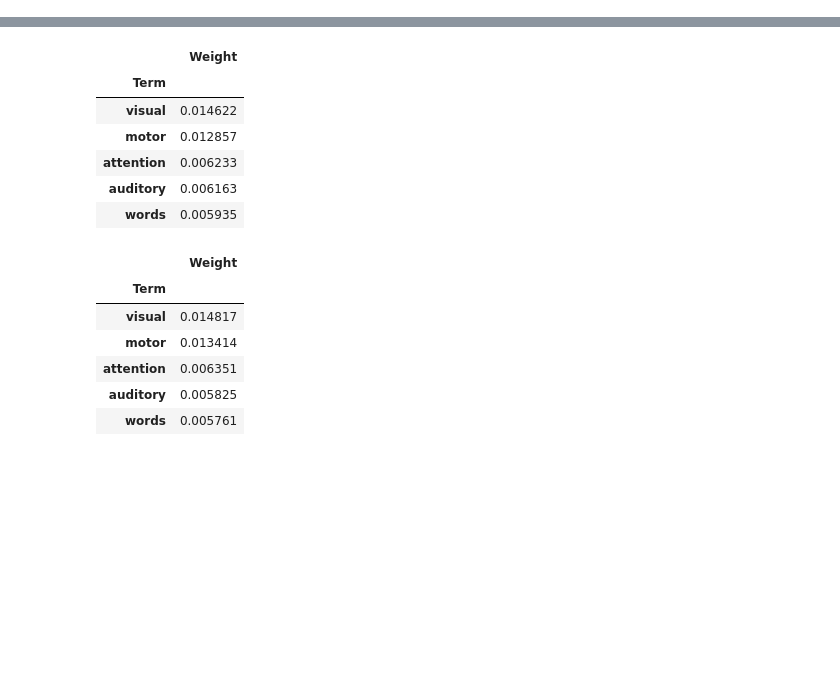
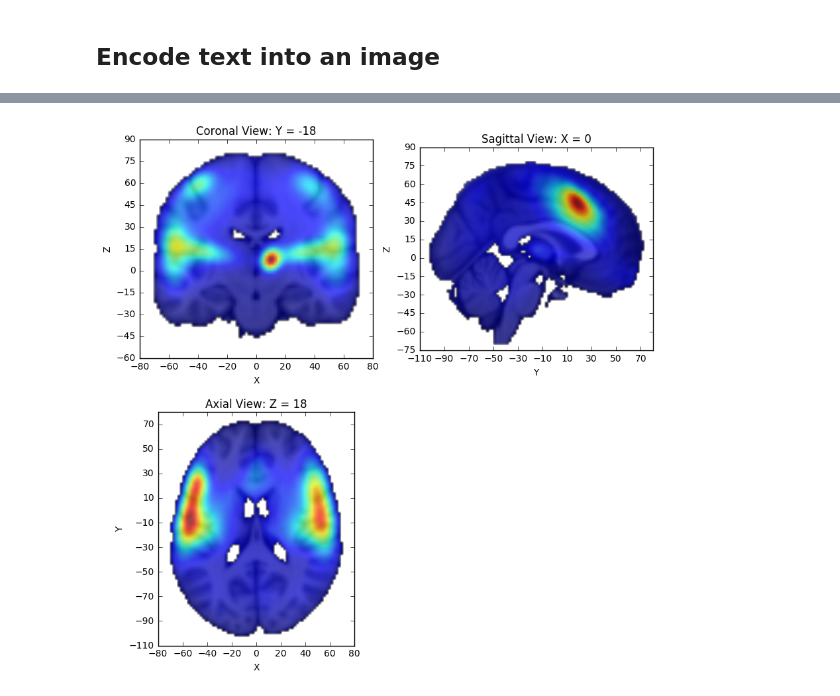
Before and after one commit to jeromedockes/gclda, a Jupyter notebook: examples/perform_decoding_and_encoding.ipynb, the cells around one changed output, grey strips where cells are left out. Cells and saved outputs as stored; diff of their text form; code cells hidden in the pictures; blank space fills up the shorter version.

Commit message:
Get encoding working and complete example notebook.

```diff
--- a/examples/perform_decoding_and_encoding.ipynb
+++ b/examples/perform_decoding_and_encoding.ipynb
@@ -8,4 +11,7 @@ from gclda.decode import Decoder
 # %%
+%%time
 # Load example model and initialize decoder
-model = Model.load('data/model.pkl')
+model = Model.load('gclda_results/results.pkl')
 decoder = Decoder(model)
+
+model.display_model_summary()
@@ -12,4 +73,9 @@ decoder = Decoder(model)
+# %% [markdown]
+## Encode text into an image
 # %%
-# Encoding isn't working yet.
-#text = 'painful stimulation during a language task'
-#text_image = decoder.encode(text)
+%%time
+text = 'painful stimulation during a language task'
+text_image = decoder.encode(text)
+fig = plot_brain(text_image, model)
+fig.show()
+# %% [output]
@@ -16,26 +84 @@ decoder = Decoder(model)
+[figure, added]
-# %%
-roi_file = 'data/fusiform.nii.gz'
-fusiform_df = decoder.decode_roi(roi_file)
-fusiform_df = fusiform_df.sort_values(by='Weight', ascending=False)
-fusiform_df.head()
-# %% [output]
-|  | Weight |
-| Term |  |
-| visual | 0.014622 |
-| motor | 0.012857 |
-| attention | 0.006233 |
-| auditory | 0.006163 |
-| words | 0.005935 |
-# %%
-continuous_file = 'data/faces_specificity_z.nii.gz'
-emotion_df = decoder.decode_continuous(continuous_file)
-emotion_df = emotion_df.sort_values(by='Weight', ascending=False)
-emotion_df.head()
-# %% [output]
-|  | Weight |
-| Term |  |
-| visual | 0.014817 |
-| motor | 0.013414 |
-| attention | 0.006351 |
-| auditory | 0.005825 |
-| words | 0.005761 |
```
Also changed, not shown: parts of 8 cells of this notebook, 7 other files.
